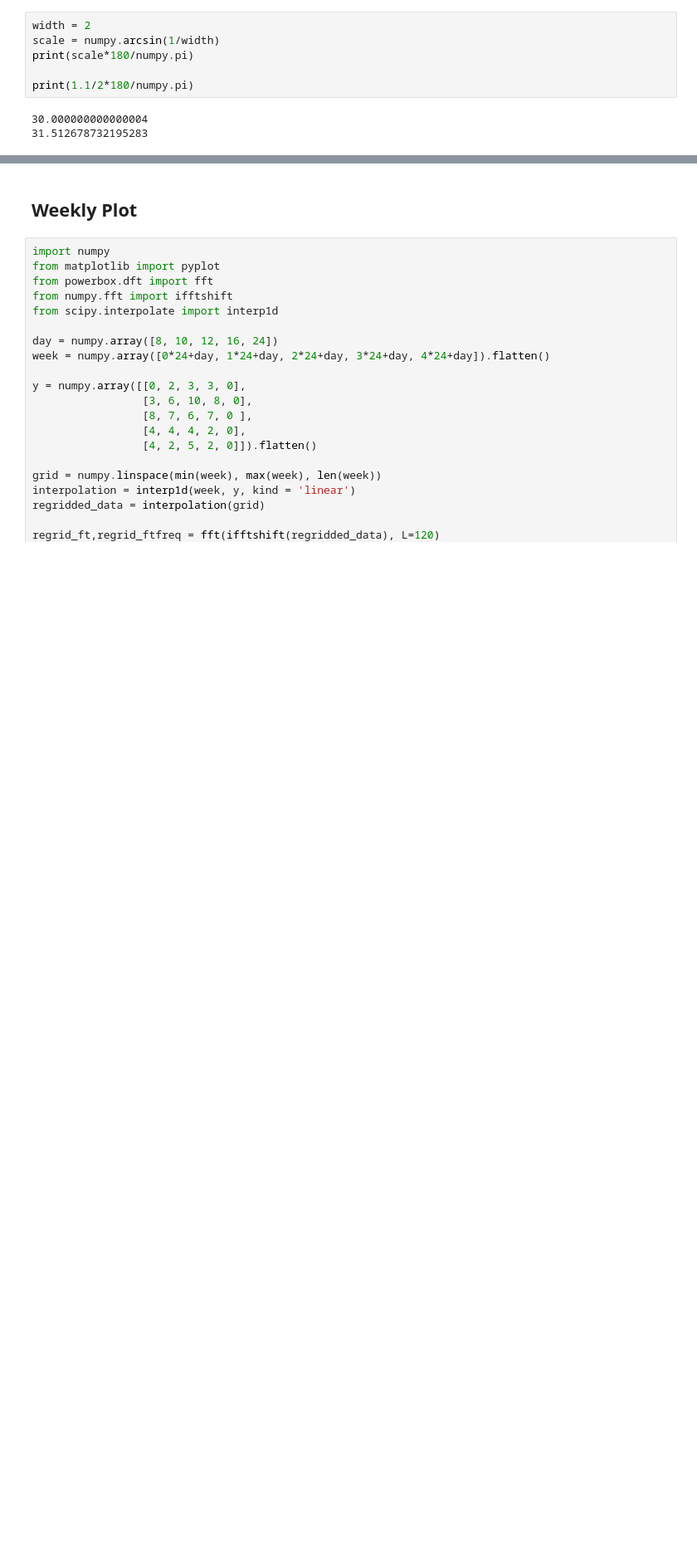
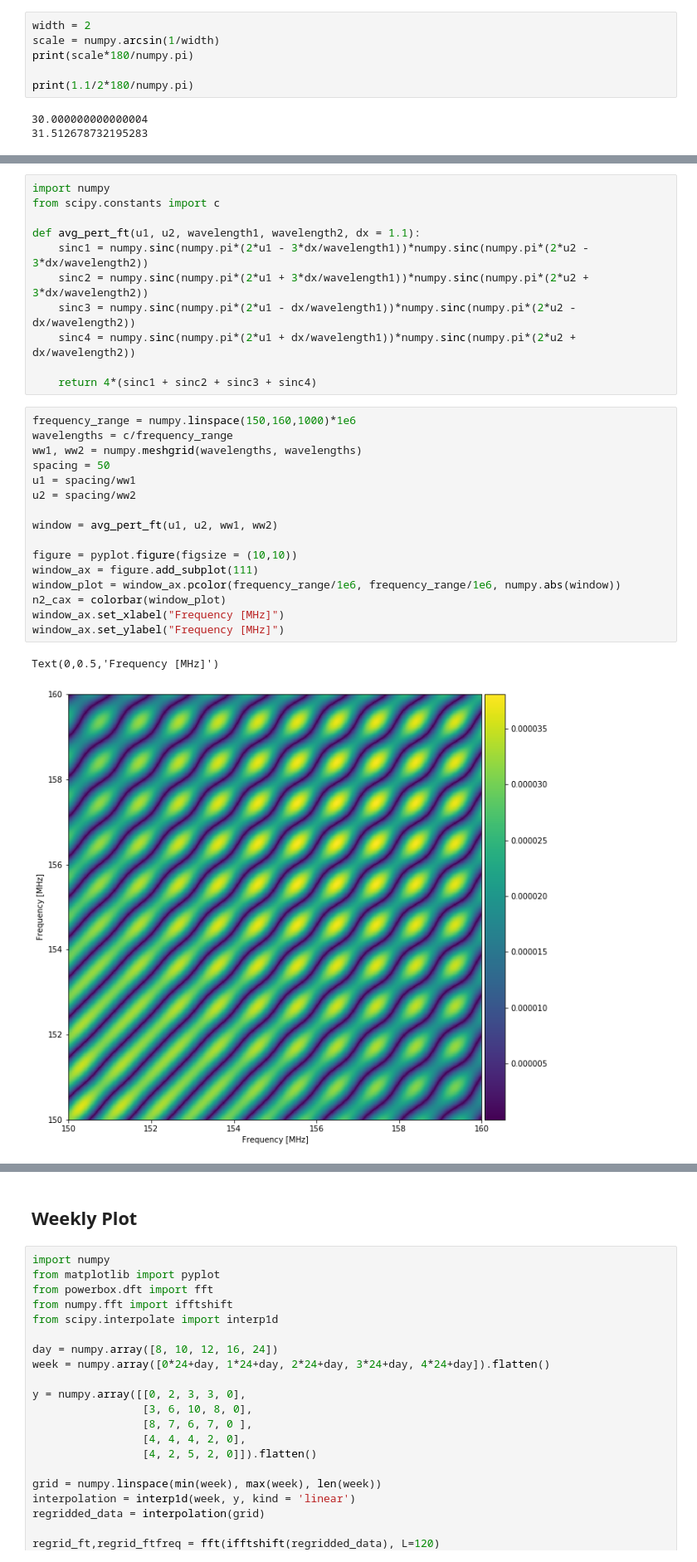
Before and after one commit to ronniyjoseph/Beam-Perturbations, a Jupyter notebook: Beam Covariance Re-do.ipynb, the cells around one changed output, grey strips where cells are left out. Shown at 83% size. Saved outputs shown, nothing was run; the diff lists cells and outputs as text; blank space fills up the shorter version.

```diff
--- a/Beam Covariance Re-do.ipynb
+++ b/Beam Covariance Re-do.ipynb
@@ -937,0 +940,30 @@ print(1.1/2*180/numpy.pi)
+# %%
+import numpy
+from scipy.constants import c
+
+def avg_pert_ft(u1, u2, wavelength1, wavelength2, dx = 1.1):
+    sinc1 = numpy.sinc(numpy.pi*(2*u1 - 3*dx/wavelength1))*numpy.sinc(numpy.pi*(2*u2 - 3*dx/wavelength2))
+    sinc2 = numpy.sinc(numpy.pi*(2*u1 + 3*dx/wavelength1))*numpy.sinc(numpy.pi*(2*u2 + 3*dx/wavelength2))
+    sinc3 = numpy.sinc(numpy.pi*(2*u1 - dx/wavelength1))*numpy.sinc(numpy.pi*(2*u2 - dx/wavelength2))
+    sinc4 = numpy.sinc(numpy.pi*(2*u1 + dx/wavelength1))*numpy.sinc(numpy.pi*(2*u2 + dx/wavelength2))
+
+    return 4*(sinc1 + sinc2 + sinc3 + sinc4)
+# %%
+frequency_range = numpy.linspace(150,160,1000)*1e6
+wavelengths = c/frequency_range
+ww1, ww2 = numpy.meshgrid(wavelengths, wavelengths)
+spacing = 50
+u1 = spacing/ww1
+u2 = spacing/ww2
+
+window = avg_pert_ft(u1, u2, ww1, ww2)
+
+figure = pyplot.figure(figsize = (10,10))
+window_ax = figure.add_subplot(111)
+window_plot = window_ax.pcolor(frequency_range/1e6, frequency_range/1e6, numpy.abs(window))
+n2_cax = colorbar(window_plot)
+window_ax.set_xlabel("Frequency [MHz]")
+window_ax.set_ylabel("Frequency [MHz]")
+# %% [output]
+Text(0,0.5,'Frequency [MHz]')
+[figure, added]
```
Also changed, not shown: parts of 2 cells of this notebook.
